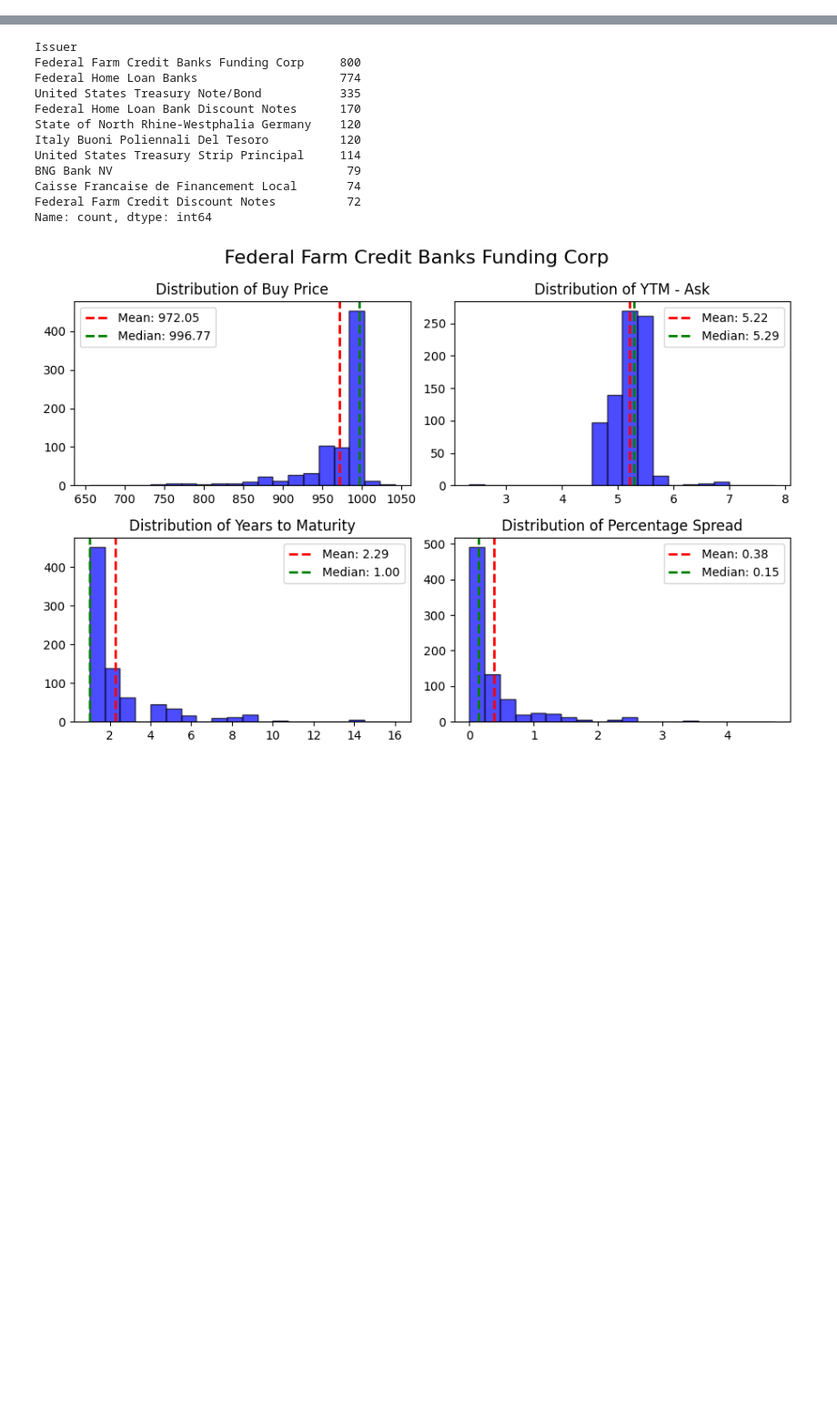
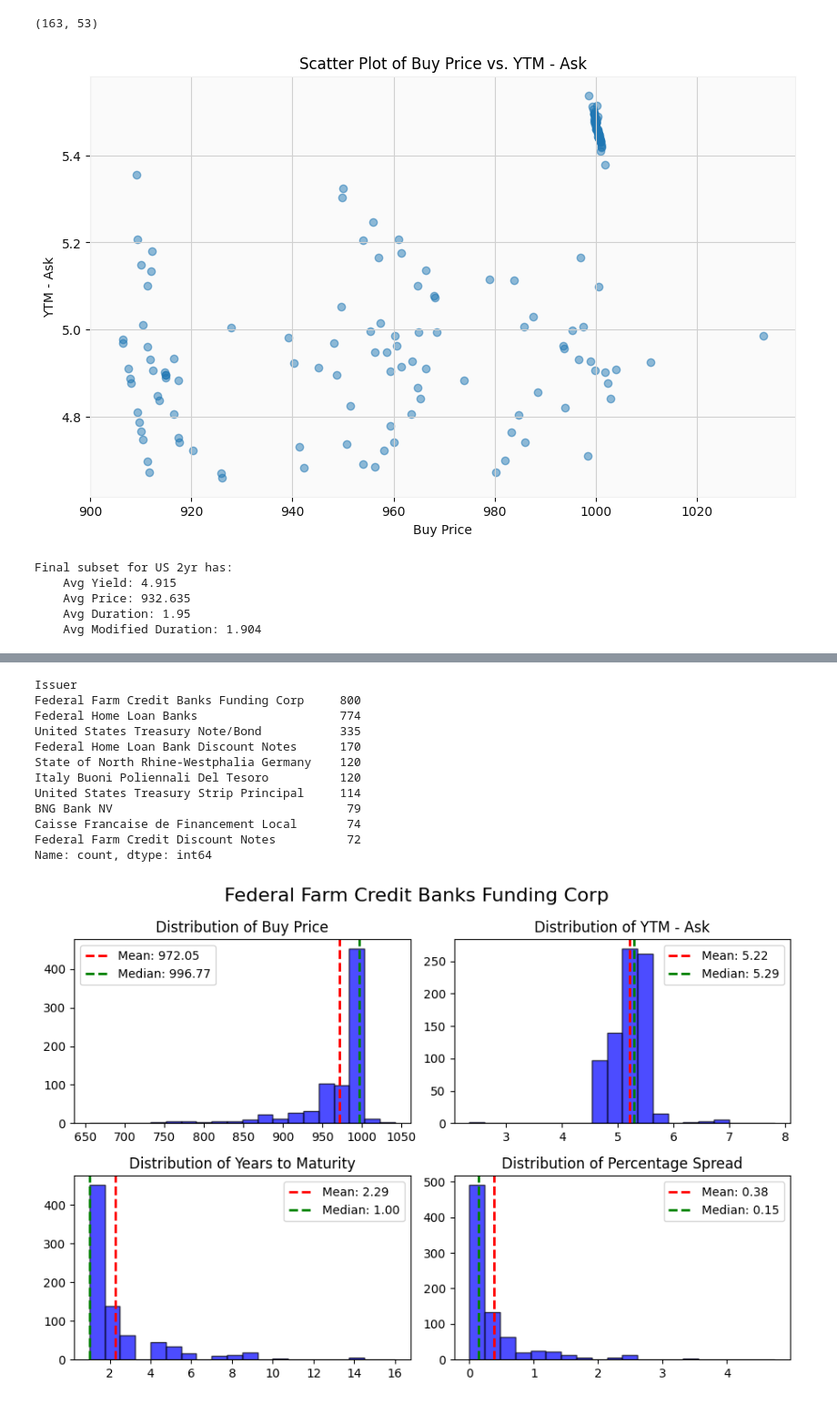
Before and after one commit to yildirimalper/case-study-bond-investment, a Jupyter notebook: portfolio_selection.ipynb, the cells around one changed output, grey strips where cells are left out. Shown at 91% size. Drawn from its saved outputs; the diff is of its cells as text; code cells hidden in the pictures; blank space fills up the shorter version.

```diff
--- a/portfolio_selection.ipynb
+++ b/portfolio_selection.ipynb
@@ -45,0 +201,13 @@ Data description: None
+# %%
+# sort by modified duration
+us2y_sorted_by_duration = us2y.sort_values(by='Modified Duration (Buy)', ascending=False)
+
+mean_spread_2y = us2y['Percentage Spread'].mean()
+median_spread_2y = us2y['Percentage Spread'].median()
+print(f"""Mean percentage spread of buy-sell prices for US 2-yr: {mean_spread_2y}
+Median percentage spread of buy-sell prices for US 2-yr: {median_spread_2y}""")
+
+# Exclude the ones with illiquidity and high price spread
+subset_us2y_sorted_by_duration = us2y_sorted_by_duration[us2y['Percentage Spread'] <= median_spread_2y]
+
+subset_us2y_sorted_by_duration[['Issuer', 'Cpn', 'YTM - Ask', 'Buy Price', 'Sell Price', 'Percentage Spread', 'Macaulay Duration (Buy)', 'Modified Duration (Buy)']].head(20)
@@ -45,0 +255,14 @@ Data description: None
+# %%
+us2y_sorted_by_yield.shape
+# %% [output]
+(163, 53)
+# %%
+plt.figure(figsize=(10, 6))
+plt.scatter(subset_us2y_sorted_by_duration['Buy Price'], subset_us2y_sorted_by_duration['YTM - Ask'], alpha=0.5)
+plt.xlabel('Buy Price')
+plt.ylabel('YTM - Ask')
+plt.title('Scatter Plot of Buy Price vs. YTM - Ask')
+plt.grid(True)
+plt.show()
+# %% [output]
+[figure, added]
@@ -45,0 +272,14 @@ Data description: None
+# %%
+print(f"""
+Final subset for US 2yr has:
+    Avg Yield: {round(final2y["YTM - Ask"].mean(), 3)}
+    Avg Price: {round(final2y["Buy Price"].mean(), 3)}
+    Avg Duration: {round(final2y["Macaulay Duration (Buy)"].mean(),3)}
+    Avg Modified Duration: {round(final2y["Modified Duration (Buy)"].mean(),3)}
+""")
+# %% [output]
+Final subset for US 2yr has:
+    Avg Yield: 4.915
+    Avg Price: 932.635
+    Avg Duration: 1.95
+    Avg Modified Duration: 1.904
```
Also changed, not shown: parts of 43 cells of this notebook, 5 other files.
